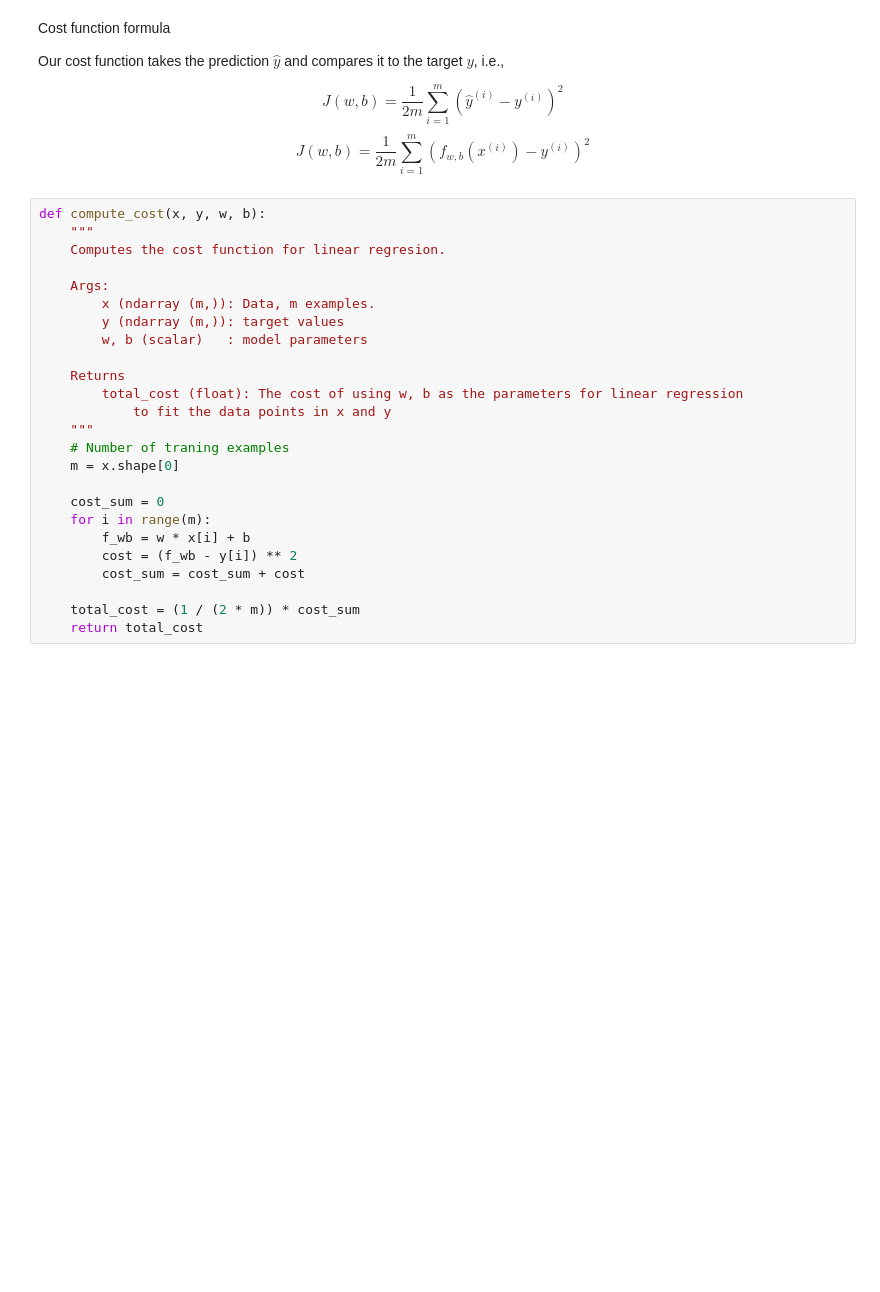
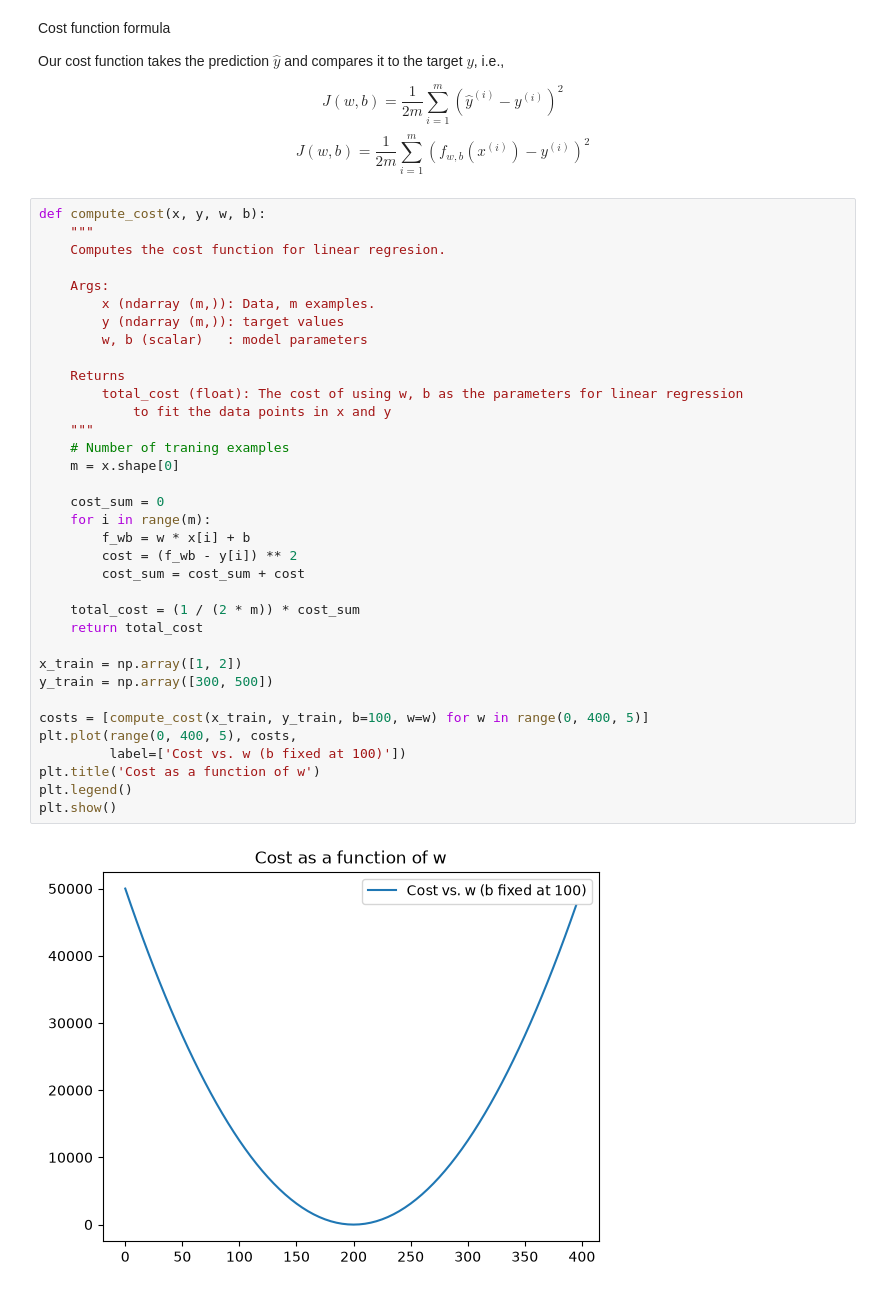
Before and after one commit to jujopo/machine-learning, a Jupyter notebook: notes.ipynb, the cells around one changed output. Saved outputs shown, nothing was run; the diff lists cells and outputs as text; blank space fills up the shorter version.

```diff
--- a/notes.ipynb
+++ b/notes.ipynb
@@ -147,25 +147,37 @@ $$J(w, b)= \frac{1}{2m}\sum_{i=1}^{m}{(f_{w,b}(x^{(i)})-y^{(i)})^2}$$
 # %%
 def compute_cost(x, y, w, b):
     """
     Computes the cost function for linear regresion.
 
     Args:
         x (ndarray (m,)): Data, m examples.
         y (ndarray (m,)): target values
         w, b (scalar)   : model parameters
 
     Returns
         total_cost (float): The cost of using w, b as the parameters for linear regression
             to fit the data points in x and y
     """
     # Number of traning examples
     m = x.shape[0]
 
     cost_sum = 0
     for i in range(m):
         f_wb = w * x[i] + b
         cost = (f_wb - y[i]) ** 2
         cost_sum = cost_sum + cost
 
     total_cost = (1 / (2 * m)) * cost_sum
     return total_cost
+
+x_train = np.array([1, 2])
+y_train = np.array([300, 500])
+
+costs = [compute_cost(x_train, y_train, b=100, w=w) for w in range(0, 400, 5)]
+plt.plot(range(0, 400, 5), costs,
+         label=['Cost vs. w (b fixed at 100)'])
+plt.title('Cost as a function of w')
+plt.legend()
+plt.show()
+# %% [output]
+[figure, added]
```
Also changed, not shown: parts of 2 cells of this notebook, 3 other files.
